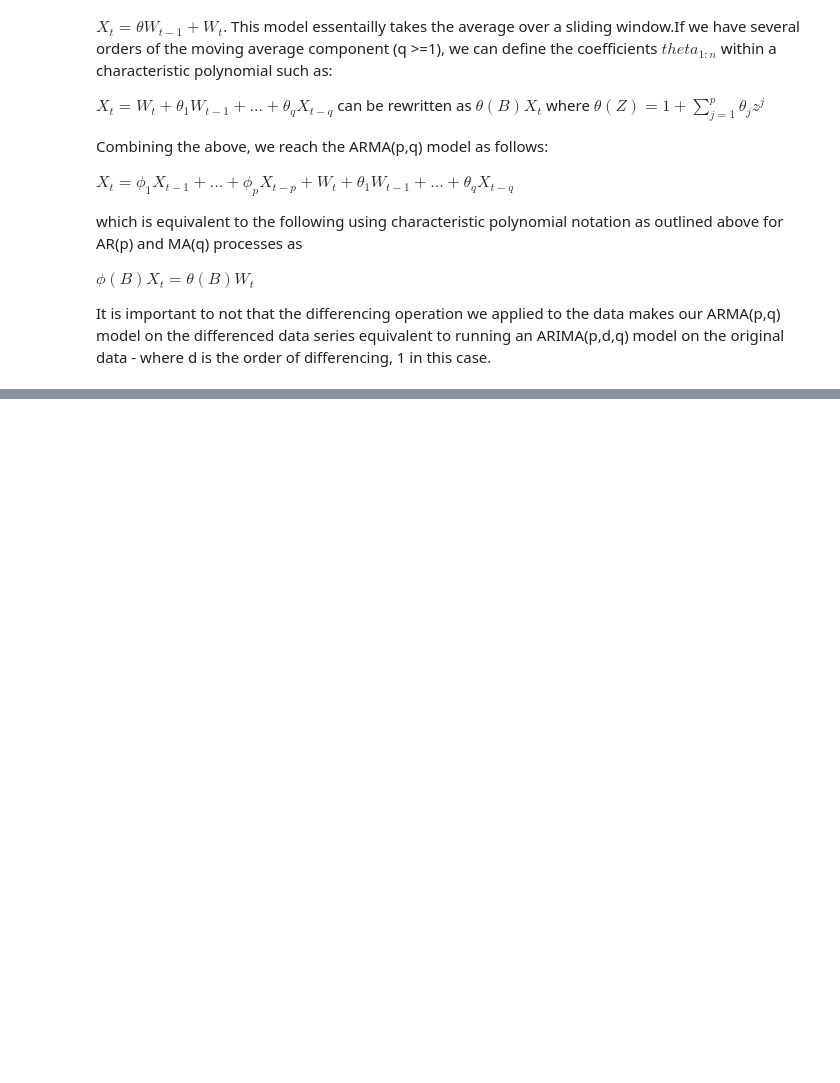
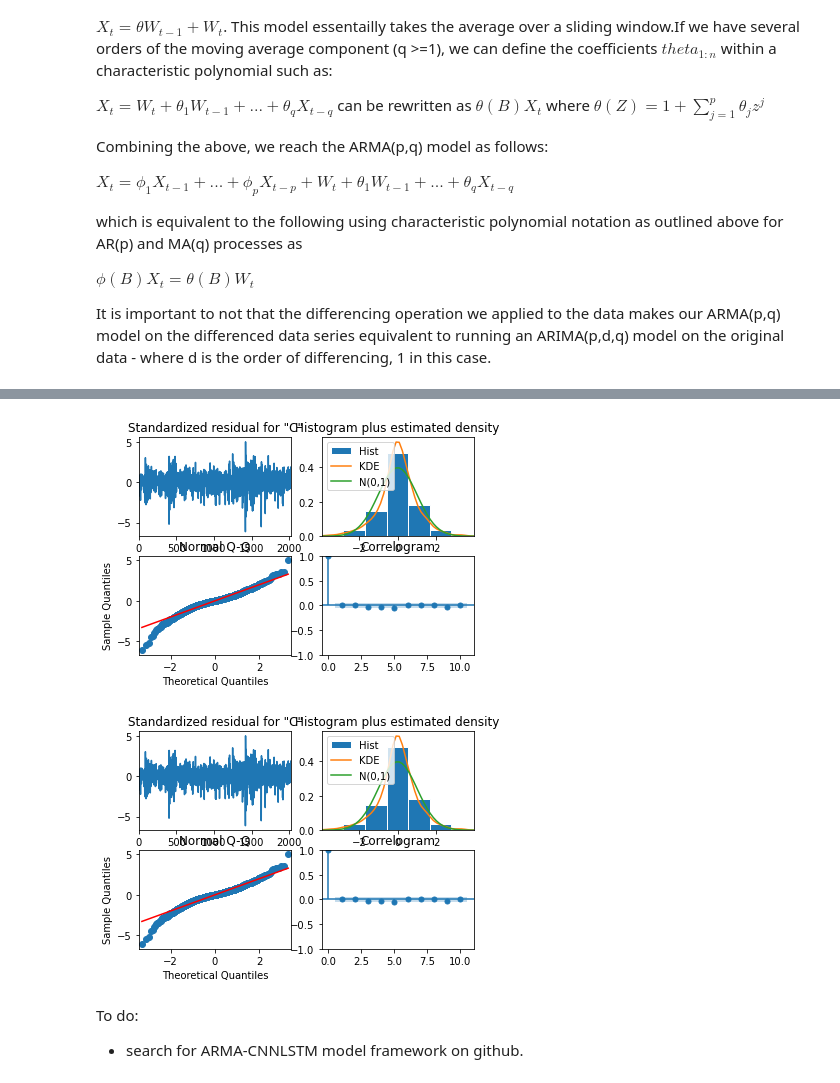
Before and after one commit to danielherrerahsph/SPYtimeseries, a Jupyter notebook: data_pull.ipynb, the cells around one changed output, grey strips where cells are left out. Cells and saved outputs as stored; diff of their text form; code cells hidden in the pictures; blank space fills up the shorter version.

```diff
--- a/data_pull.ipynb
+++ b/data_pull.ipynb
@@ -217,0 +249,5 @@ We see from the automated process above, as well as from our ACF and PACF plots
+# %%
+# fit AR(1) model on train data
+ar_mod = ARIMA(y_train, order=(1,0,0))
+ar_fit = ar_mod.fit()
+print(ar_fit.summary())
@@ -217,0 +296,9 @@ We see from the automated process above, as well as from our ACF and PACF plots
+# %%
+ar_fit.plot_diagnostics()
+# %% [output]
+[figure, added]
+[figure, added]
+# %% [markdown]
+To do:
+
+- search for ARMA-CNNLSTM model framework on github.
```
Also changed, not shown: parts of 16 cells of this notebook.
